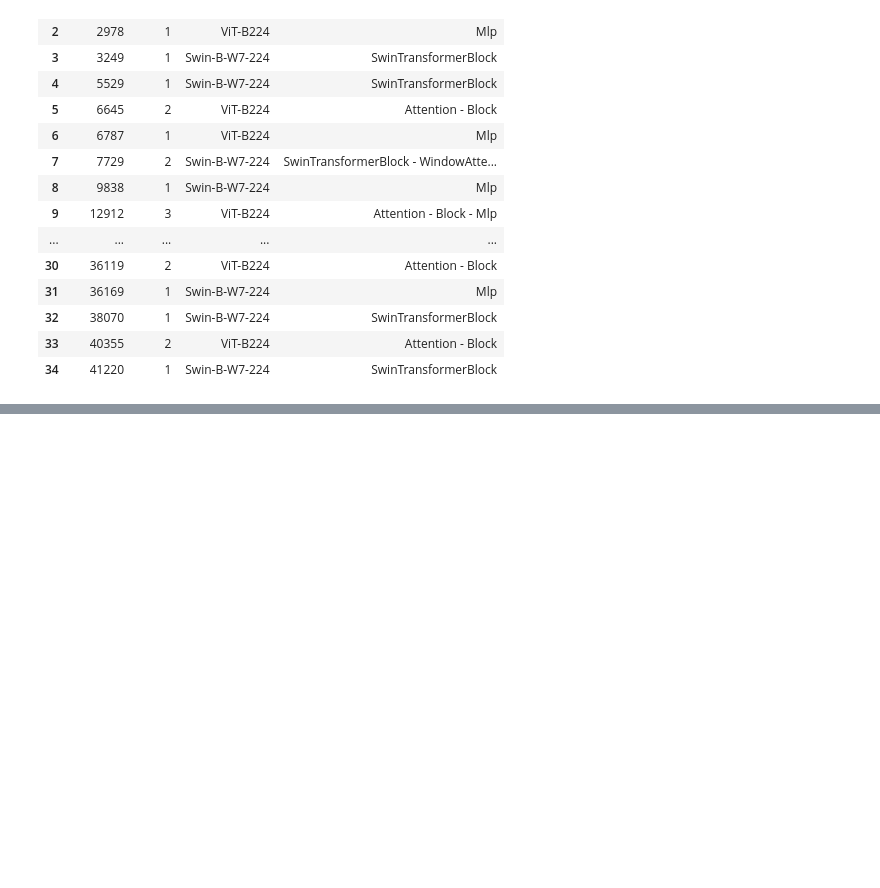
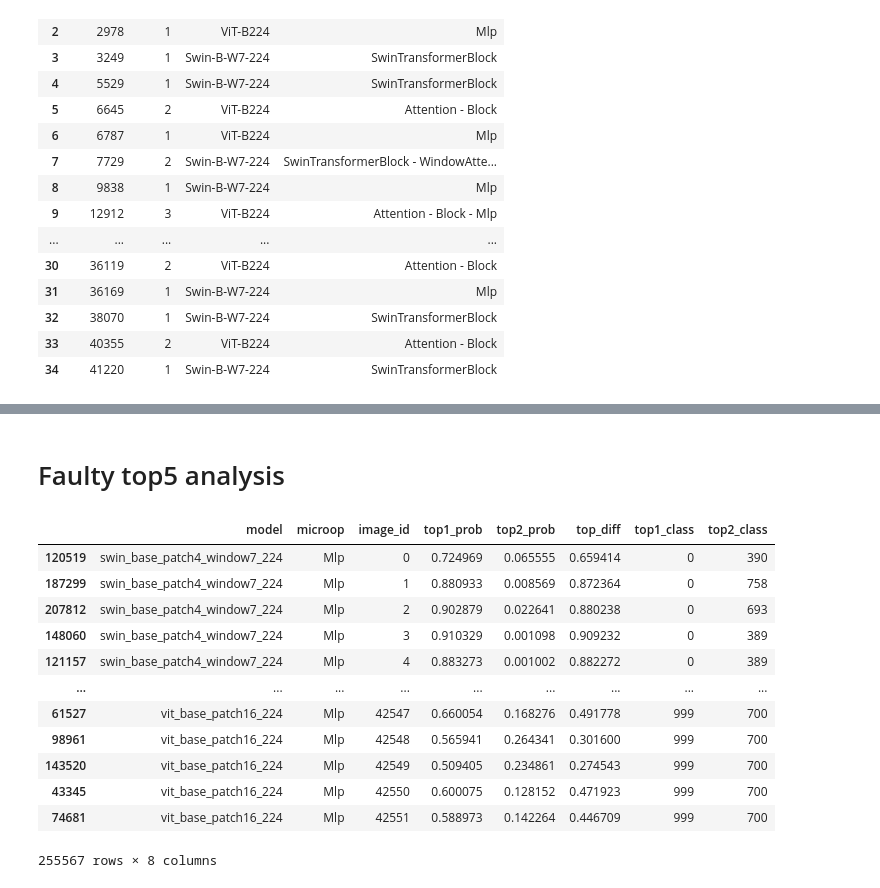
Before and after one commit to lucasrqt/ViT-FI, a Jupyter notebook: quick_analysis.ipynb, the cells around one changed output, grey strips where cells are left out. Drawn from its saved outputs; the diff is of its cells as text; code cells hidden in the pictures; blank space fills up the shorter version.

```diff
--- a/quick_analysis.ipynb
+++ b/quick_analysis.ipynb
@@ -455,3 +459,67 @@ err_magnitude
 | 43 | vit_base_patch16_224 | Mlp | 836 | 12 | 26764 | 32 | -6.405631e-05 | ... |
 | 44 | vit_base_patch16_224 | Mlp | 403 | 16 | 12912 | 32 | -3.036800e-05 | ... |
 | 45 | vit_base_patch16_224 | Block | 207 | 21 | 6645 | 32 | -8.911808e-05 | ... |
+# %% [markdown]
+# Faulty top5 analysis
+# %%
+models = [
+    "vit_base_patch16_224",
+    # "swin_base_patch4_window7_224",
+]
+
+vit_microops = [
+    "Attention",
+    "Block",
+    "Mlp",
+]
+
+swin_microops = [
+    "WindowAttention",
+    "SwinTransformerBlock",
+    "Mlp",
+]
+
+INDICES_IDX, VALUES_IDX = 0, 1
+
+dfs = []
+
+files = [f for f in os.listdir("data/top5prob/") if "faulty" in f]
+
+for file in files:
+    filename = file.split(".")[0]
+    data = filename.split("-")
+    model = data[1]
+    microop = data[2]
+    image_id = int(data[3].split("_")[-1])
+
+    logit = torch.load(f"data/top5prob/{file}")
+    dfs.append({
+        "model": model,
+        "microop": microop,
+        "image_id": image_id,
+        "top1_prob": logit[VALUES_IDX][0].item(),
+        "top2_prob": logit[VALUES_IDX][1].item(),
+        "top_diff": logit[VALUES_IDX][0].item() - logit[VALUES_IDX][1].item(),
+        "top1_class": int(logit[INDICES_IDX][0].item()),
+        "top2_class": int(logit[INDICES_IDX][1].item()),
+    })
+
+faulty_top5prob = pd.DataFrame(dfs)
+faulty_top5prob.sort_values(by=["model", "microop", "image_id"], inplace=True)
+faulty_top5prob.to_csv("data/faulty_top5_prob.csv", index=False)
+faulty_top5prob.to_excel("data/faulty_top5_prob.xlsx", index=False)
+faulty_top5prob
+# %% [output]
+|  | model | microop | image_id | top1_prob | top2_prob | top_diff | top1_class | top2_class |
+| 120519 | swin_base_patch4_window7_224 | Mlp | 0 | 0.724969 | 0.065555 | 0.659414 | 0 | 390 |
+| 187299 | swin_base_patch4_window7_224 | Mlp | 1 | 0.880933 | 0.008569 | 0.872364 | 0 | 758 |
+| 207812 | swin_base_patch4_window7_224 | Mlp | 2 | 0.902879 | 0.022641 | 0.880238 | 0 | 693 |
+| 148060 | swin_base_patch4_window7_224 | Mlp | 3 | 0.910329 | 0.001098 | 0.909232 | 0 | 389 |
+| 121157 | swin_base_patch4_window7_224 | Mlp | 4 | 0.883273 | 0.001002 | 0.882272 | 0 | 389 |
+| ... | ... | ... | ... | ... | ... | ... | ... | ... |
+| 61527 | vit_base_patch16_224 | Mlp | 42547 | 0.660054 | 0.168276 | 0.491778 | 999 | 700 |
+| 98961 | vit_base_patch16_224 | Mlp | 42548 | 0.565941 | 0.264341 | 0.301600 | 999 | 700 |
+| 143520 | vit_base_patch16_224 | Mlp | 42549 | 0.509405 | 0.234861 | 0.274543 | 999 | 700 |
+| 43345 | vit_base_patch16_224 | Mlp | 42550 | 0.600075 | 0.128152 | 0.471923 | 999 | 700 |
+| 74681 | vit_base_patch16_224 | Mlp | 42551 | 0.588973 | 0.142264 | 0.446709 | 999 | 700 |
+255567 rows × 8 columns
```
Also changed, not shown: parts of 8 cells of this notebook, 3 other files.
